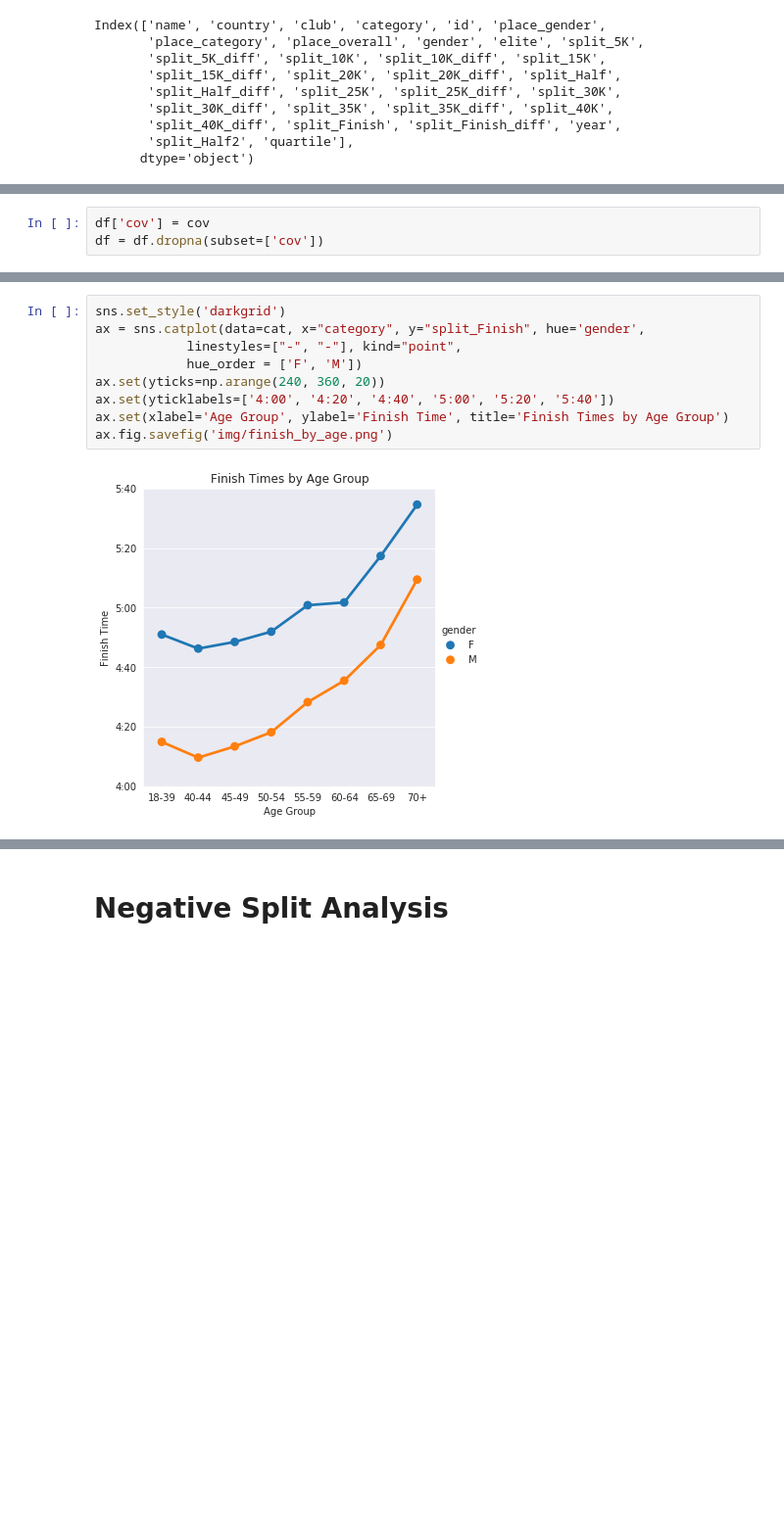
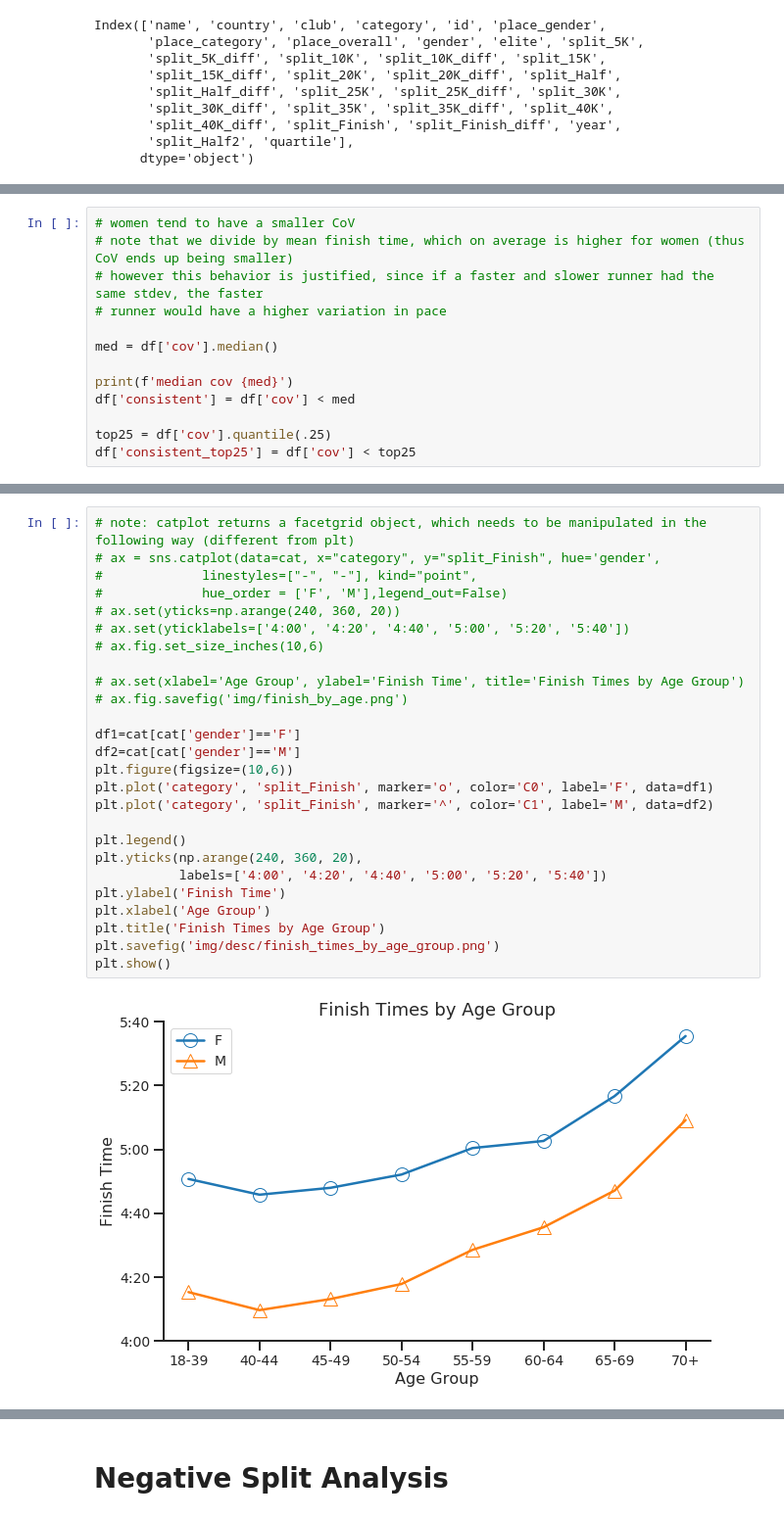
Before and after one commit to equan06/london_marathon, a Jupyter notebook: analysis/edaplots.ipynb, the cells around one changed output, grey strips where cells are left out. Shown at 98% size. Cells and saved outputs as stored; diff of their text form; blank space fills up the shorter version.

Commit message:
updated plots, analysis draft

```diff
--- a/analysis/edaplots.ipynb
+++ b/analysis/edaplots.ipynb
@@ -292,3 +386,0 @@ cov = diffs.apply(lambda x: np.std(x)/np.mean(x)*100, axis=1)
-# %%
-df['cov'] = cov
-df = df.dropna(subset=['cov'])
@@ -328,0 +495,13 @@ df['consistent'] = df['cov'] < med
+# %%
+# women tend to have a smaller CoV
+# note that we divide by mean finish time, which on average is higher for women (thus CoV ends up being smaller)
+# however this behavior is justified, since if a faster and slower runner had the same stdev, the faster
+# runner would have a higher variation in pace
+
+med = df['cov'].median()
+
+print(f'median cov {med}')
+df['consistent'] = df['cov'] < med
+
+top25 = df['cov'].quantile(.25)
+df['consistent_top25'] = df['cov'] < top25
@@ -383,11 +559,28 @@ cat
 # %%
-sns.set_style('darkgrid')
-ax = sns.catplot(data=cat, x="category", y="split_Finish", hue='gender',
-            linestyles=["-", "-"], kind="point",
-            hue_order = ['F', 'M'])
-ax.set(yticks=np.arange(240, 360, 20))
-ax.set(yticklabels=['4:00', '4:20', '4:40', '5:00', '5:20', '5:40'])
-ax.set(xlabel='Age Group', ylabel='Finish Time', title='Finish Times by Age Group')
-ax.fig.savefig('img/finish_by_age.png')
+# note: catplot returns a facetgrid object, which needs to be manipulated in the following way (different from plt)
+# ax = sns.catplot(data=cat, x="category", y="split_Finish", hue='gender',
+#             linestyles=["-", "-"], kind="point",
+#             hue_order = ['F', 'M'],legend_out=False)
+# ax.set(yticks=np.arange(240, 360, 20))
+# ax.set(yticklabels=['4:00', '4:20', '4:40', '5:00', '5:20', '5:40'])
+# ax.fig.set_size_inches(10,6)
+
+# ax.set(xlabel='Age Group', ylabel='Finish Time', title='Finish Times by Age Group')
+# ax.fig.savefig('img/finish_by_age.png')
+
+df1=cat[cat['gender']=='F']
+df2=cat[cat['gender']=='M']
+plt.figure(figsize=(10,6))
+plt.plot('category', 'split_Finish', marker='o', color='C0', label='F', data=df1)
+plt.plot('category', 'split_Finish', marker='^', color='C1', label='M', data=df2)
+
+plt.legend()
+plt.yticks(np.arange(240, 360, 20),
+           labels=['4:00', '4:20', '4:40', '5:00', '5:20', '5:40'])
+plt.ylabel('Finish Time')
+plt.xlabel('Age Group')
+plt.title('Finish Times by Age Group')
+plt.savefig('img/desc/finish_times_by_age_group.png')
+plt.show()
 # %% [output]
-[figure, old version]
+[figure, new version]
```
Also changed, not shown: parts of 70 cells of this notebook, 30 other files.
